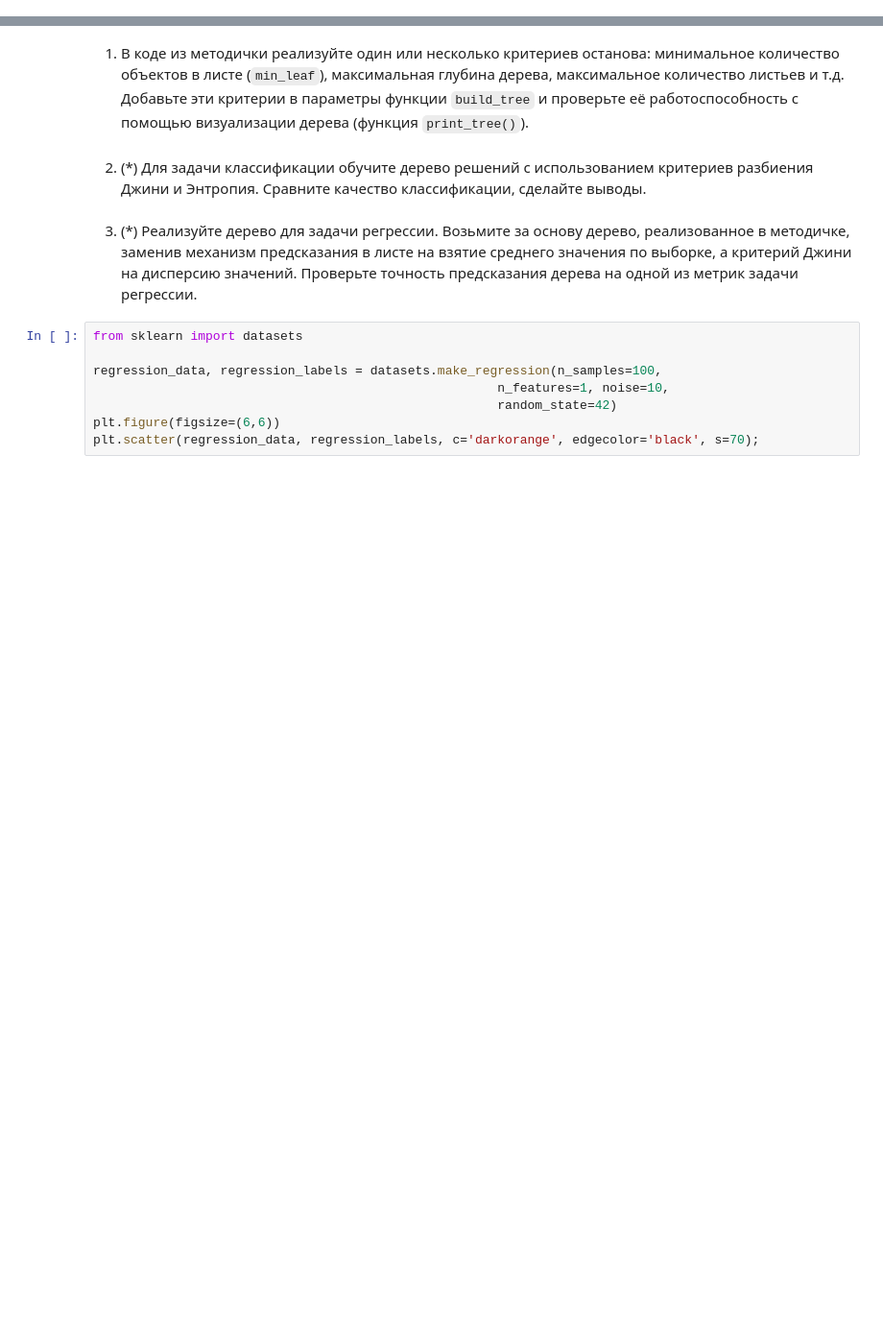
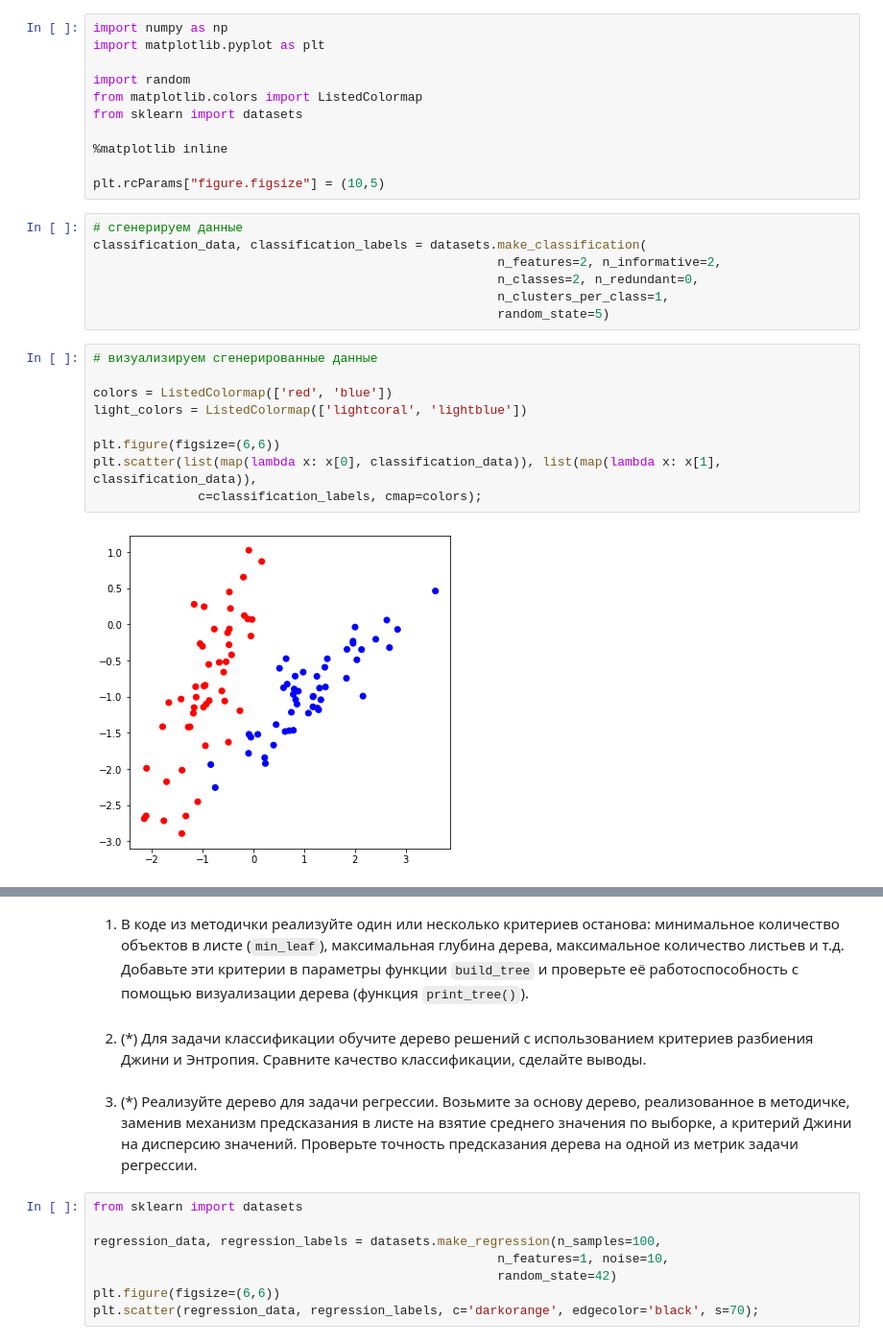
Before and after one commit to nglaz0v/Data_Analysis_Algorithms, a Jupyter notebook: task_04.ipynb, the cells around one changed output, grey strips where cells are left out. Shown at 96% size. Drawn from its saved outputs; the diff is of its cells as text; blank space fills up the shorter version.

```diff
--- a/task_04.ipynb
+++ b/task_04.ipynb
@@ -0,0 +1,29 @@
+# %%
+import numpy as np
+import matplotlib.pyplot as plt
+
+import random
+from matplotlib.colors import ListedColormap
+from sklearn import datasets
+
+%matplotlib inline
+
+plt.rcParams["figure.figsize"] = (10,5)
+# %%
+# сгенерируем данные
+classification_data, classification_labels = datasets.make_classification(
+                                                      n_features=2, n_informative=2,
+                                                      n_classes=2, n_redundant=0,
+                                                      n_clusters_per_class=1,
+                                                      random_state=5)
+# %%
+# визуализируем сгенерированные данные
+
+colors = ListedColormap(['red', 'blue'])
+light_colors = ListedColormap(['lightcoral', 'lightblue'])
+
+plt.figure(figsize=(6,6))
+plt.scatter(list(map(lambda x: x[0], classification_data)), list(map(lambda x: x[1], classification_data)),
+              c=classification_labels, cmap=colors);
+# %% [output]
+[figure, added]
```
Also changed, not shown: parts of 19 cells of this notebook.
